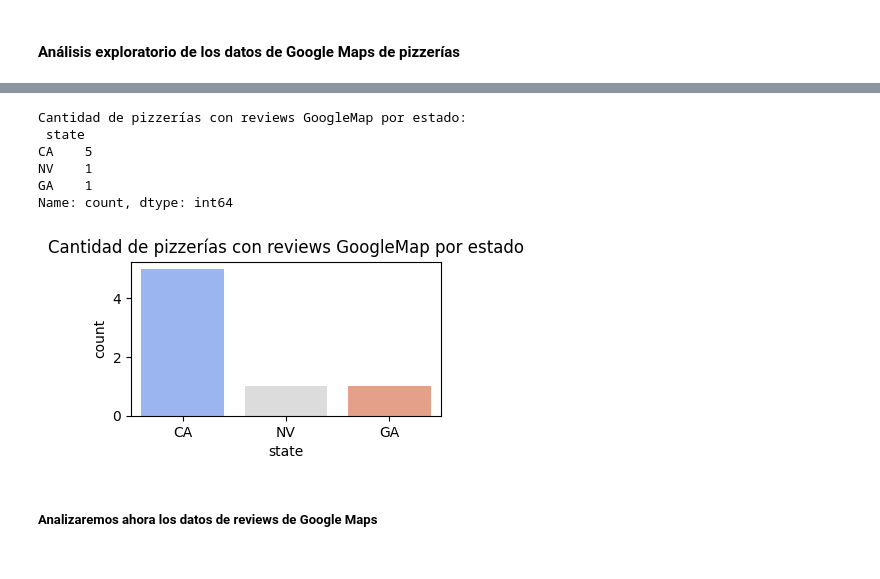
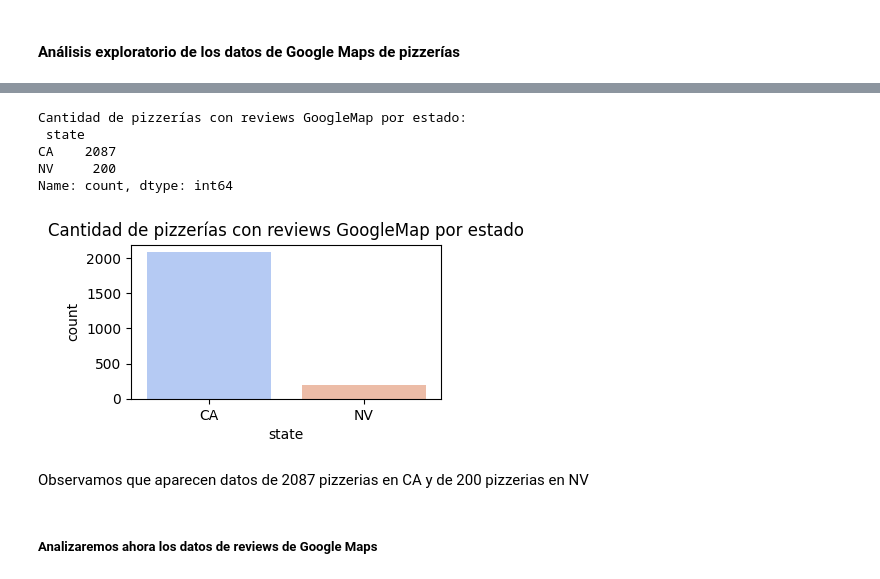
Before and after one commit to GASabas/PG-Grupo3, a Jupyter notebook: EDA.ipynb, the cells around one changed output, grey strips where cells are left out. Saved outputs shown, nothing was run; the diff lists cells and outputs as text; code cells hidden in the pictures.

```diff
--- a/EDA.ipynb
+++ b/EDA.ipynb
@@ -17,8 +24,11 @@ A continuación se detallarán brevemente los hallazgos. </br>
 # %%
 # Leo los archivos con datos de Google Maps
-
-df_gm_pizza = pd.read_parquet('maps\\df.parquet' , engine='fastparquet')
-df_gm_pizza_rev = pd.read_parquet('maps\\df_estados.parquet' , engine='fastparquet')
+# How to read a Parquet file into Pandas DataFrame?
+df_gm_pizza_CANV = pd.read_parquet(r'C:\Users\gonza\OneDrive\Desktop\Proyecto Grupal Henry\Maps\df_mt_pizza_CANV_sindup_verif_coord.parquet' , engine='fastparquet')
+df_gm_pizza_CANV_rev = pd.read_parquet(r'C:\Users\gonza\OneDrive\Desktop\Proyecto Grupal Henry\Maps\df_pizza_CANV_rev.parquet' , engine='fastparquet')
+# %%
+# Eliminar filas donde state es 'united'
+df_gm_pizza_CANV = df_gm_pizza_CANV[df_gm_pizza_CANV['state'].str.lower() != 'united']
 # %% [markdown]
 #### Análisis exploratorio de los datos de Google Maps de pizzerías
 # %%
@@ -126,21 +183,22 @@ index
 # %%
 # Contar el número de pizzerías por estado
-state_counts = df_gm_pizza['state'].value_counts()
+state_counts = df_gm_pizza_CANV['state'].value_counts()
 
 # Imprimir
 print("Cantidad de pizzerías con reviews GoogleMap por estado:\n", state_counts)
 
 plt.figure(figsize=(4,2))
-sns.countplot(data=df_gm_pizza, x="state", palette="coolwarm")
+sns.countplot(data=df_gm_pizza_CANV, x="state", palette="coolwarm")
 plt.title("Cantidad de pizzerías con reviews GoogleMap por estado")
 plt.show()
 # %% [output]
 Cantidad de pizzerías con reviews GoogleMap por estado:
  state
-CA    5
-NV    1
-GA    1
+CA    2087
+NV     200
 Name: count, dtype: int64
-[figure, old version]
+[figure, new version]
+# %% [markdown]
+Observamos que aparecen datos de 2087 pizzerias en CA y de 200 pizzerias en NV
 # %% [markdown]
 ##### Analizaremos ahora los datos de reviews de Google Maps
```
Also changed, not shown: parts of 49 cells of this notebook, 4 other files.
